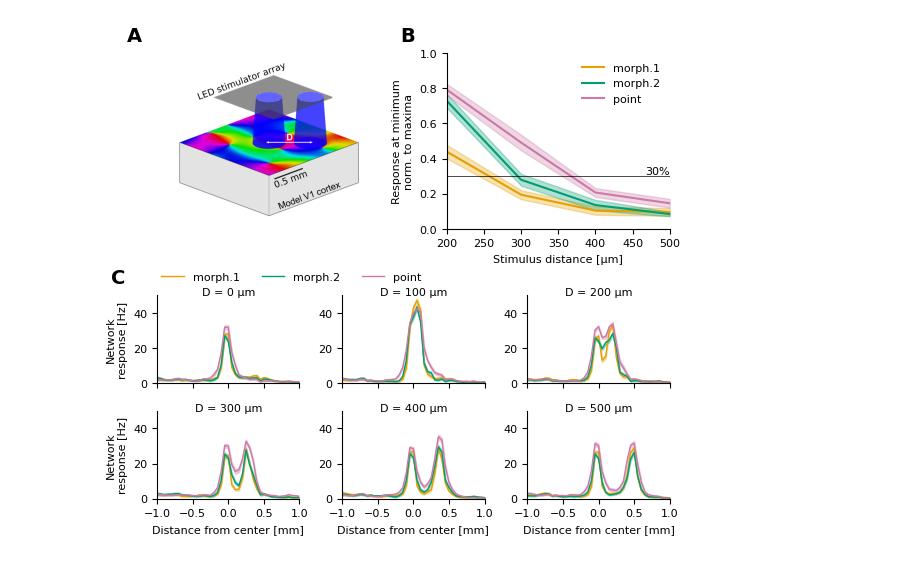
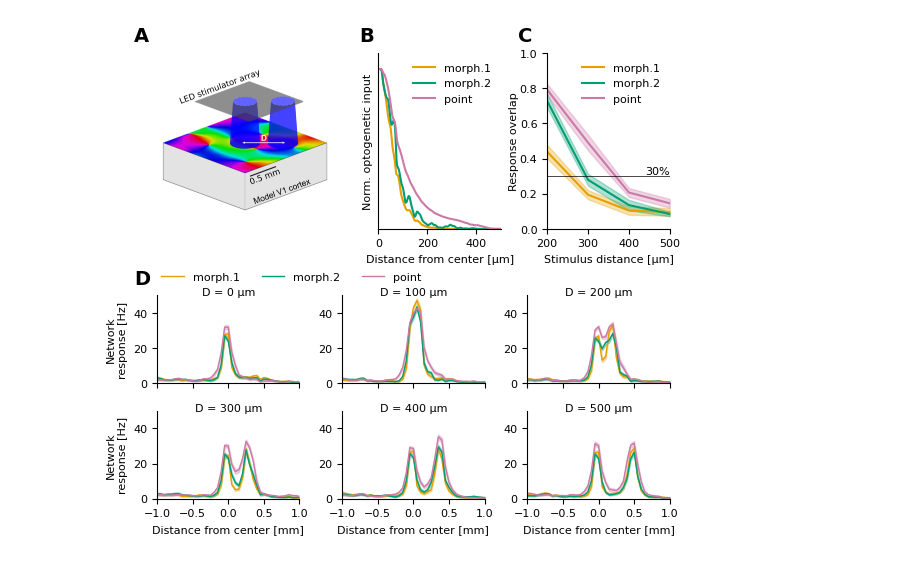
Before and after one commit to dberling/reduce_opto_response, a Jupyter notebook: article_figures/article_figure4_1.ipynb, the cells around one changed output. Cells and saved outputs as stored; diff of their text form; code cells hidden in the pictures.

Commit message:
Add optogenetic input profiles and dual stim data

```diff
--- a/article_figures/article_figure4_1.ipynb
+++ b/article_figures/article_figure4_1.ipynb
@@ -71,6 +71,14 @@ dx = 0.05 #mm
 x = np.arange(-2,2,dx) #mm
 fr_mean = np.load('network_data/numpy_arrays/dual_stim_mean.npy')[:,:stim_dist_max_idx,:]
 fr_sem = np.load('network_data/numpy_arrays/dual_stim_sem.npy')[:,:stim_dist_max_idx,:]
+
+# input to single neuron
+cu_mean_d100um = [np.load(''.join(['network_data/numpy_arrays/', l, '_current_mean.npy']))[0] for l in ['morph_1','morph_2','no_morph']]
+dx_cu = 2 #um
+dt_cu = 1 #ms
+stim_on_time_idx = int(0 / dt_cu)
+stim_off_time_idx = int(100 / dt_cu) # ms
+cu_tmean = [cu_label[stim_on_time_idx:stim_off_time_idx].mean(axis=0) for cu_label in cu_mean_d100um]
 
 # calculate rel. firing response at minimum
 #rel_min_vals = dict()
@@ -114,9 +122,10 @@ colors = ['#E69F00', '#009E73', '#CC79A7']
 outer = gridspec.GridSpec(4, 1, height_ratios=[1.5, 0.1, 0.75, 0.75], hspace=0.3)
 
 # Row 1: 2 columns
-row1 = gridspec.GridSpecFromSubplotSpec(1, 2, subplot_spec=outer[0], wspace=0.3)
+row1 = gridspec.GridSpecFromSubplotSpec(1, 3, subplot_spec=outer[0], wspace=0.33, width_ratios=[1,0.7,0.7])
 ax1 = fig.add_subplot(row1[0])
-ax2 = fig.add_subplot(row1[1])
+ax2 = fig.add_subplot(row1[2])
+ax2a = fig.add_subplot(row1[1])
 
 # Row 2: 3 columns
 row2 = gridspec.GridSpecFromSubplotSpec(1, 3, subplot_spec=outer[2], wspace=0.3)
@@ -133,6 +142,16 @@ ax8 = fig.add_subplot(row3[2])
 # import sketch
 ax1.axis('off')
 ax1.imshow(mpimg.imread('/home/david/Documents/papers/reduction_paper/two_stimulator_model.png'))
+
+for l, c, cu_tmean_label in zip(labels, colors, cu_tmean):
+    ax2a.plot(np.arange(0,len(cu_tmean_label)*dx_cu, dx_cu), cu_tmean_label/np.max(cu_tmean_label), c=c, label=l)
+ax2a.set_ylabel('Norm. optogenetic input')
+ax2a.set_xlabel('Distance from center [µm]')
+ax2a.set_xlim(0,500)
+ax2a.set_ylim(0,1.1)
+ax2a.set_yticks([])
+ax2a.legend(frameon=False)
+ax2a.spines[['top', 'right']].set_visible(False)
 
 # overview plot
 for i, (l, c) in enumerate(zip(labels, colors)):
@@ -154,37 +173,41 @@ ax2.set_xlim(200,500)
 ax2.set_ylim(0,1)
 ax2.axhline(0.3, c='black', lw=0.5)
 ax2.text(ax2.get_xlim()[1], 0.3, '30%', va='bottom', ha='right', fontsize=8)
-ax2.set_ylabel('Response at minimum\nnorm. to maxima')
+ax2.set_ylabel('Response overlap', labelpad=0.5)
 ax2.set_xlabel('Stimulus distance [µm]')
 
 # single condition plots
 for i_dist, (ax, dist) in enumerate(zip([ax3, ax4, ax5, ax6, ax7, ax8], stim_dist)):
     for i_label, (l, c) in enumerate(zip(labels, colors)):
         ax.plot(x, fr_mean[i_label,i_dist], c=c, label=l, lw=1)
         ax.fill_between(x, fr_mean[i_label,i_dist]-fr_sem[i_label,i_dist], fr_mean[i_label,i_dist]+fr_sem[i_label,i_dist], color=c, alpha=0.3)
         ax.set_title(f"D = {dist} µm", fontsize=8, y=0.9)
         ax.spines[['top', 'right']].set_visible(False)
         ax.set_ylim(0,50)
         ax.set_xlim(-1,1)
 
 ax3.legend(
     loc='lower left',
     bbox_to_anchor=(0, 1.1),
     ncol=3,
     frameon=False,
     borderaxespad=0.
 )
 
 for ax in [ax3, ax6]:
     ax.set_ylabel('Network\nresponse [Hz]')
 for ax in [ax6, ax7, ax8]:
     ax.set_xlabel('Distance from center [mm]')
 for ax in [ax3, ax4, ax5]:
     ax.set_xticklabels([])
 
 
-label_subplots_ABC(fig=fig, axs=[ax1, ax2, ax3], x_shift=-0.07, y_shift=0.02, fontsize=14, fontweight='bold')
+#label_subplots_ABC(fig=fig, axs=[ax1, ax2a, ax2, ax3], x_shift=-0.07, y_shift=0.02, )
+fig.text(0.09, 0.9, 'A', fontsize=14, fontweight='bold')
+fig.text(0.43, 0.9, 'B', fontsize=14, fontweight='bold')
+fig.text(0.67, 0.9, 'C', fontsize=14, fontweight='bold')
+fig.text(0.09, 0.48, 'D', fontsize=14, fontweight='bold')
 
 fig.savefig('figures/article_figure4_1.png', dpi=600, facecolor='white')
 # %% [output]
-[figure, old version]
+[figure, new version]
```
Also changed, not shown: 3 other files.
